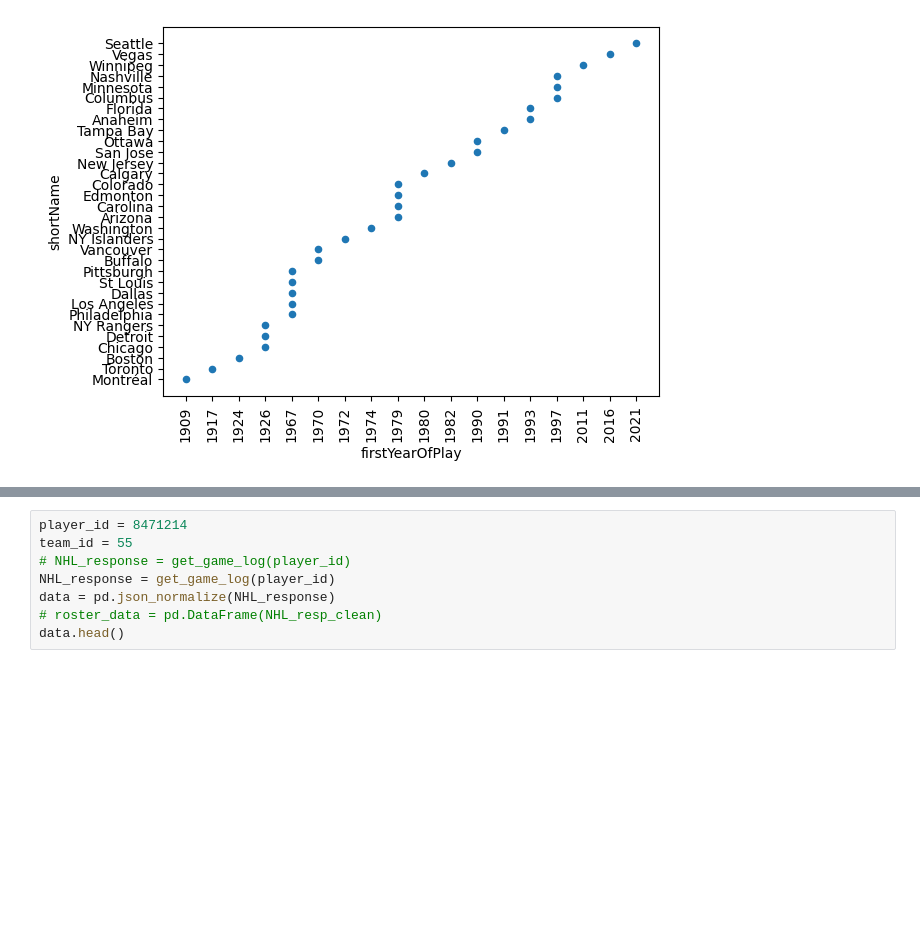
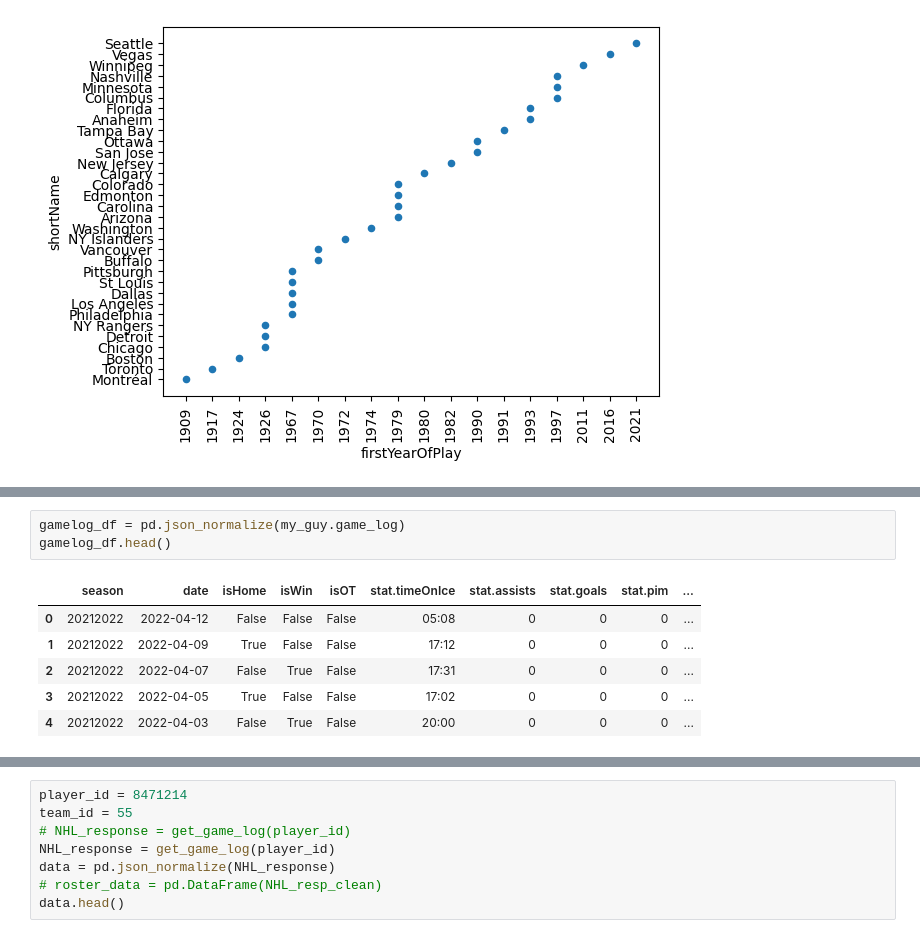
Before and after one commit to ElBennito39/fantasy_hockey_manager, a Jupyter notebook: NHL-data-exploration.ipynb, the cells around one changed output, grey strips where cells are left out. Drawn from its saved outputs; the diff is of its cells as text; blank space fills up the shorter version.

```diff
--- a/NHL-data-exploration.ipynb
+++ b/NHL-data-exploration.ipynb
@@ -248,0 +276,10 @@ team_player_df.head()
+# %%
+gamelog_df = pd.json_normalize(my_guy.game_log)
+gamelog_df.head()
+# %% [output]
+|  | season | date | isHome | isWin | isOT | stat.timeOnIce | stat.assists | stat.goals | stat.pim | ... |
+| 0 | 20212022 | 2022-04-12 | False | False | False | 05:08 | 0 | 0 | 0 | ... |
+| 1 | 20212022 | 2022-04-09 | True | False | False | 17:12 | 0 | 0 | 0 | ... |
+| 2 | 20212022 | 2022-04-07 | False | True | False | 17:31 | 0 | 0 | 0 | ... |
+| 3 | 20212022 | 2022-04-05 | True | False | False | 17:02 | 0 | 0 | 0 | ... |
+| 4 | 20212022 | 2022-04-03 | False | True | False | 20:00 | 0 | 0 | 0 | ... |
```
Also changed, not shown: parts of 18 cells of this notebook.
